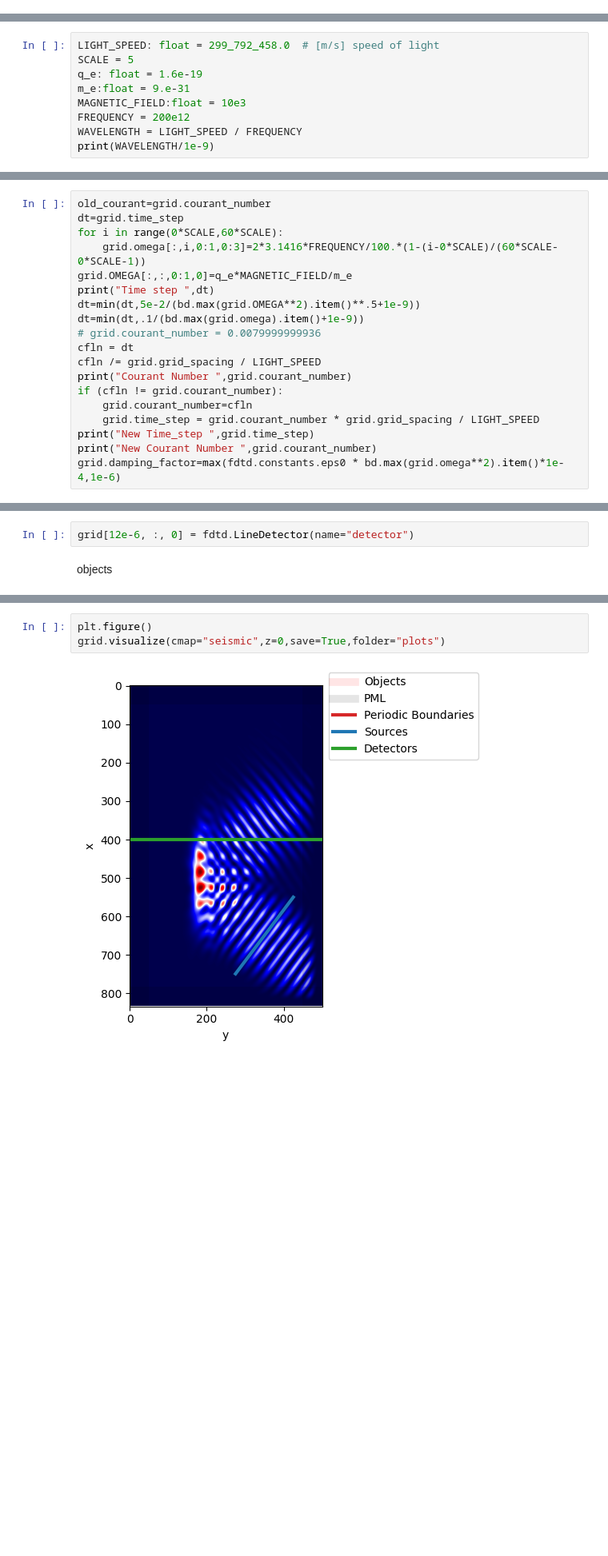
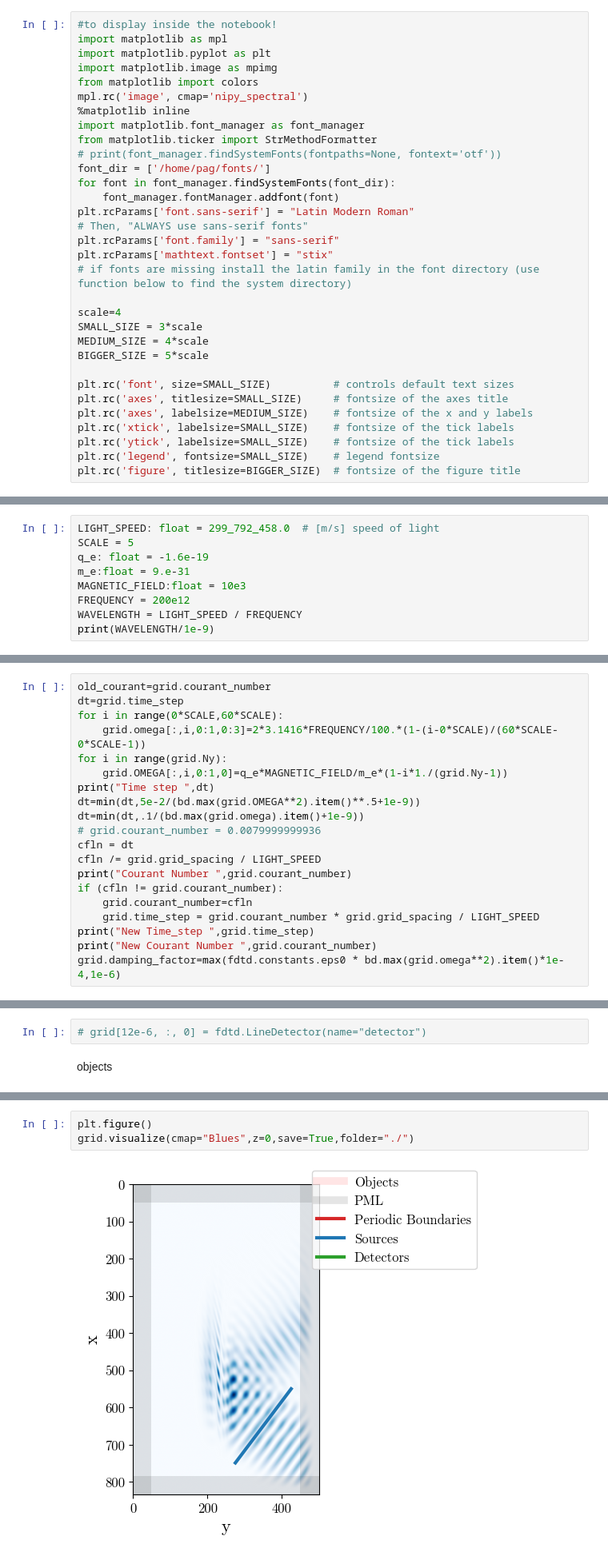
Before and after one commit to Pierre-Alexandre-Gourdain/fdtd, a Jupyter notebook: cutoff_test.ipynb, the cells around one changed output, grey strips where cells are left out. Shown: that part at 80% size. Drawn from its saved outputs; the diff is of its cells as text; blank space fills up the shorter version.

```diff
--- a/cutoff_test.ipynb
+++ b/cutoff_test.ipynb
@@ -97,9 +99,41 @@ fdtd.set_backend("torch.cuda")
+# %%
+#to display inside the notebook!
+import matplotlib as mpl
+import matplotlib.pyplot as plt
+import matplotlib.image as mpimg
+from matplotlib import colors
+mpl.rc('image', cmap='nipy_spectral')
+%matplotlib inline
+import matplotlib.font_manager as font_manager
+from matplotlib.ticker import StrMethodFormatter
+# print(font_manager.findSystemFonts(fontpaths=None, fontext='otf'))
+font_dir = ['/home/pag/fonts/']
+for font in font_manager.findSystemFonts(font_dir):
+    font_manager.fontManager.addfont(font)
+plt.rcParams['font.sans-serif'] = "Latin Modern Roman"
+# Then, "ALWAYS use sans-serif fonts"
+plt.rcParams['font.family'] = "sans-serif"
+plt.rcParams['mathtext.fontset'] = "stix"
+# if fonts are missing install the latin family in the font directory (use function below to find the system directory)
+
+scale=4
+SMALL_SIZE = 3*scale
+MEDIUM_SIZE = 4*scale
+BIGGER_SIZE = 5*scale
+
+plt.rc('font', size=SMALL_SIZE)          # controls default text sizes
+plt.rc('axes', titlesize=SMALL_SIZE)     # fontsize of the axes title
+plt.rc('axes', labelsize=MEDIUM_SIZE)    # fontsize of the x and y labels
+plt.rc('xtick', labelsize=SMALL_SIZE)    # fontsize of the tick labels
+plt.rc('ytick', labelsize=SMALL_SIZE)    # fontsize of the tick labels
+plt.rc('legend', fontsize=SMALL_SIZE)    # legend fontsize
+plt.rc('figure', titlesize=BIGGER_SIZE)  # fontsize of the figure title
 # %% [markdown]
 ## Constants
 # %%
 LIGHT_SPEED: float = 299_792_458.0  # [m/s] speed of light
 SCALE = 5
-q_e: float = 1.6e-19
+q_e: float = -1.6e-19
 m_e:float = 9.e-31
 MAGNETIC_FIELD:float = 10e3
 FREQUENCY = 200e12
@@ -126,7 +160,8 @@ old_courant=grid.courant_number
 dt=grid.time_step
 for i in range(0*SCALE,60*SCALE):
     grid.omega[:,i,0:1,0:3]=2*3.1416*FREQUENCY/100.*(1-(i-0*SCALE)/(60*SCALE-0*SCALE-1))
-grid.OMEGA[:,:,0:1,0]=q_e*MAGNETIC_FIELD/m_e
+for i in range(grid.Ny):
+    grid.OMEGA[:,i,0:1,0]=q_e*MAGNETIC_FIELD/m_e*(1-i*1./(grid.Ny-1))
 print("Time step ",dt)
 dt=min(dt,5e-2/(bd.max(grid.OMEGA**2).item()**.5+1e-9))
 dt=min(dt,.1/(bd.max(grid.omega).item()+1e-9))
@@ -169,7 +204,7 @@ grid[110*SCALE:150*SCALE, 85*SCALE:55*SCALE, 0] = fdtd.LineSource(
 # %% [markdown]
 detectors
 # %%
-grid[12e-6, :, 0] = fdtd.LineDetector(name="detector")
+# grid[12e-6, :, 0] = fdtd.LineDetector(name="detector")
 # %% [markdown]
 objects
 # %% [markdown]
@@ -210,5 +250,5 @@ plt.show()
 # %%
 plt.figure()
-grid.visualize(cmap="seismic",z=0,save=True,folder="plots")
+grid.visualize(cmap="Blues",z=0,save=True,folder="./")
 # %% [output]
-[figure, old version]
+[figure, new version]
```
Also changed, not shown: parts of 4 cells of this notebook, 1 other file.
